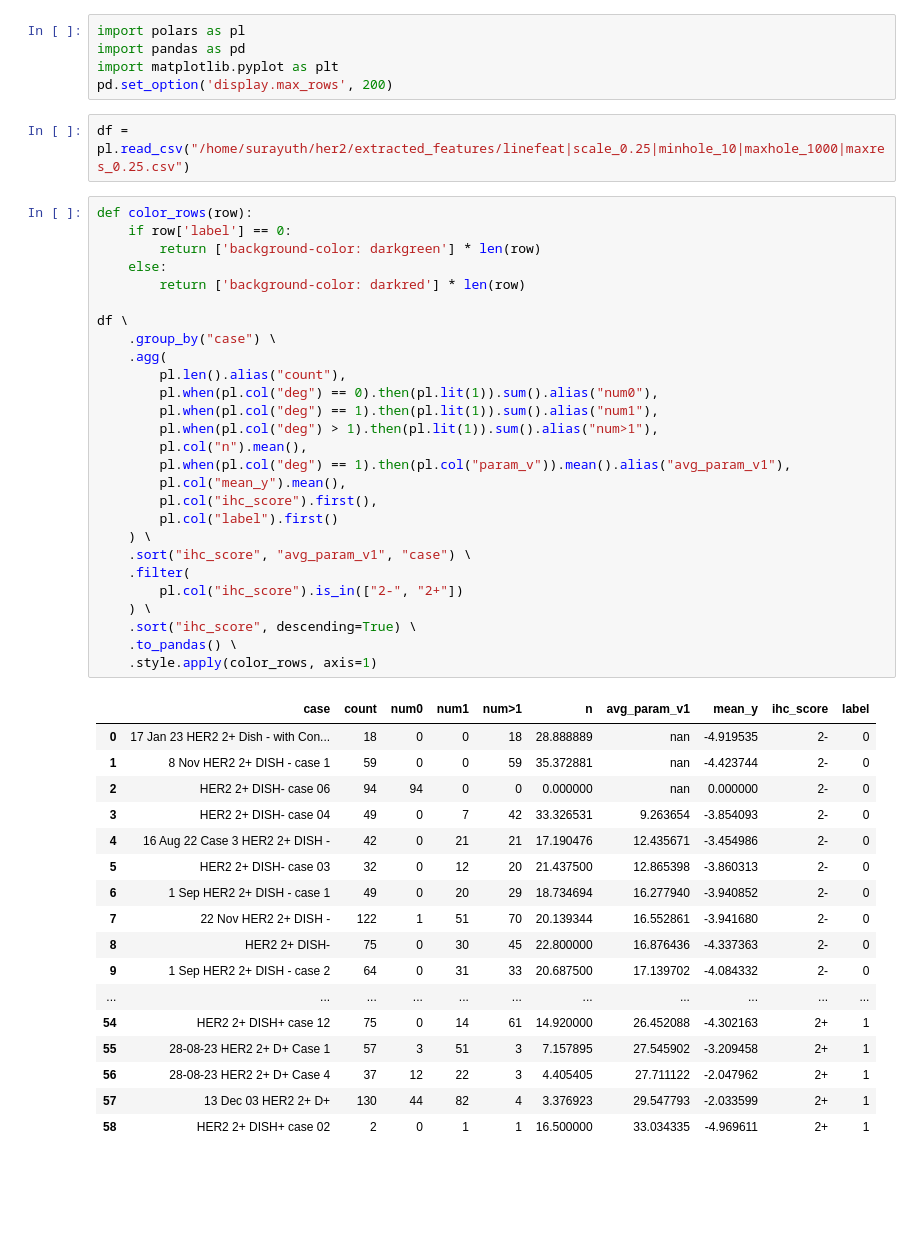
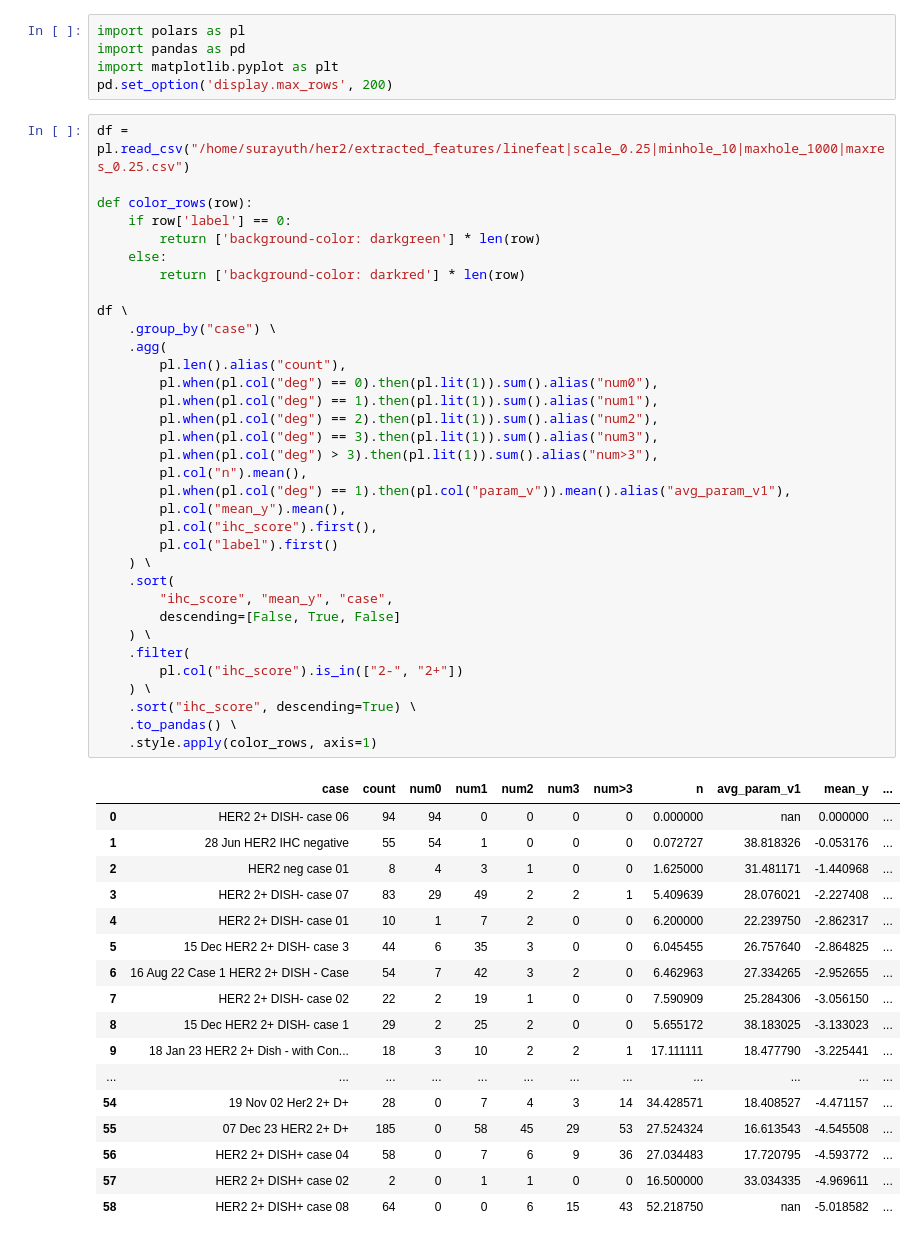
Before and after one commit to Surayuth/her2ml, a Jupyter notebook: notebooks/analysis.ipynb, the cells around one changed output. Saved outputs shown, nothing was run; the diff lists cells and outputs as text; blank space fills up the shorter version.

```diff
--- a/notebooks/analysis.ipynb
+++ b/notebooks/analysis.ipynb
@@ -3,50 +3,55 @@ import polars as pl
 import pandas as pd
 import matplotlib.pyplot as plt
 pd.set_option('display.max_rows', 200)
-# %%
-df = pl.read_csv("/home/surayuth/her2/extracted_features/linefeat|scale_0.25|minhole_10|maxhole_1000|maxres_0.25.csv")
 # %%
+df = pl.read_csv("/home/surayuth/her2/extracted_features/linefeat|scale_0.25|minhole_10|maxhole_1000|maxres_0.25.csv")
+
 def color_rows(row):
     if row['label'] == 0:
         return ['background-color: darkgreen'] * len(row)
     else:
         return ['background-color: darkred'] * len(row)
 
 df \
     .group_by("case") \
     .agg(
         pl.len().alias("count"),
         pl.when(pl.col("deg") == 0).then(pl.lit(1)).sum().alias("num0"),
         pl.when(pl.col("deg") == 1).then(pl.lit(1)).sum().alias("num1"),
-        pl.when(pl.col("deg") > 1).then(pl.lit(1)).sum().alias("num>1"),
+        pl.when(pl.col("deg") == 2).then(pl.lit(1)).sum().alias("num2"),
+        pl.when(pl.col("deg") == 3).then(pl.lit(1)).sum().alias("num3"),
+        pl.when(pl.col("deg") > 3).then(pl.lit(1)).sum().alias("num>3"),
         pl.col("n").mean(),
         pl.when(pl.col("deg") == 1).then(pl.col("param_v")).mean().alias("avg_param_v1"),
         pl.col("mean_y").mean(),
         pl.col("ihc_score").first(),
         pl.col("label").first()
     ) \
-    .sort("ihc_score", "avg_param_v1", "case") \
+    .sort(
+        "ihc_score", "mean_y", "case",
+        descending=[False, True, False]
+    ) \
     .filter(
         pl.col("ihc_score").is_in(["2-", "2+"])
     ) \
     .sort("ihc_score", descending=True) \
     .to_pandas() \
     .style.apply(color_rows, axis=1)
 # %% [output]
-|  | case | count | num0 | num1 | num>1 | n | avg_param_v1 | mean_y | ihc_score | label |
-| 0 | 17 Jan 23 HER2 2+ Dish - with Con... | 18 | 0 | 0 | 18 | 28.888889 | nan | -4.919535 | 2- | 0 |
-| 1 | 8 Nov HER2 2+ DISH - case 1 | 59 | 0 | 0 | 59 | 35.372881 | nan | -4.423744 | 2- | 0 |
-| 2 | HER2 2+ DISH- case 06 | 94 | 94 | 0 | 0 | 0.000000 | nan | 0.000000 | 2- | 0 |
-| 3 | HER2 2+ DISH- case 04 | 49 | 0 | 7 | 42 | 33.326531 | 9.263654 | -3.854093 | 2- | 0 |
-| 4 | 16 Aug 22 Case 3 HER2 2+ DISH - | 42 | 0 | 21 | 21 | 17.190476 | 12.435671 | -3.454986 | 2- | 0 |
-| 5 | HER2 2+ DISH- case 03 | 32 | 0 | 12 | 20 | 21.437500 | 12.865398 | -3.860313 | 2- | 0 |
-| 6 | 1 Sep HER2 2+ DISH - case 1 | 49 | 0 | 20 | 29 | 18.734694 | 16.277940 | -3.940852 | 2- | 0 |
-| 7 | 22 Nov HER2 2+ DISH - | 122 | 1 | 51 | 70 | 20.139344 | 16.552861 | -3.941680 | 2- | 0 |
-| 8 | HER2 2+ DISH- | 75 | 0 | 30 | 45 | 22.800000 | 16.876436 | -4.337363 | 2- | 0 |
-| 9 | 1 Sep HER2 2+ DISH - case 2 | 64 | 0 | 31 | 33 | 20.687500 | 17.139702 | -4.084332 | 2- | 0 |
-| ... | ... | ... | ... | ... | ... | ... | ... | ... | ... | ... |
-| 54 | HER2 2+ DISH+ case 12 | 75 | 0 | 14 | 61 | 14.920000 | 26.452088 | -4.302163 | 2+ | 1 |
-| 55 | 28-08-23 HER2 2+ D+ Case 1 | 57 | 3 | 51 | 3 | 7.157895 | 27.545902 | -3.209458 | 2+ | 1 |
-| 56 | 28-08-23 HER2 2+ D+ Case 4 | 37 | 12 | 22 | 3 | 4.405405 | 27.711122 | -2.047962 | 2+ | 1 |
-| 57 | 13 Dec 03 HER2 2+ D+ | 130 | 44 | 82 | 4 | 3.376923 | 29.547793 | -2.033599 | 2+ | 1 |
-| 58 | HER2 2+ DISH+ case 02 | 2 | 0 | 1 | 1 | 16.500000 | 33.034335 | -4.969611 | 2+ | 1 |
+|  | case | count | num0 | num1 | num2 | num3 | num>3 | n | avg_param_v1 | mean_y | ... |
+| 0 | HER2 2+ DISH- case 06 | 94 | 94 | 0 | 0 | 0 | 0 | 0.000000 | nan | 0.000000 | ... |
+| 1 | 28 Jun HER2 IHC negative | 55 | 54 | 1 | 0 | 0 | 0 | 0.072727 | 38.818326 | -0.053176 | ... |
+| 2 | HER2 neg case 01 | 8 | 4 | 3 | 1 | 0 | 0 | 1.625000 | 31.481171 | -1.440968 | ... |
+| 3 | HER2 2+ DISH- case 07 | 83 | 29 | 49 | 2 | 2 | 1 | 5.409639 | 28.076021 | -2.227408 | ... |
+| 4 | HER2 2+ DISH- case 01 | 10 | 1 | 7 | 2 | 0 | 0 | 6.200000 | 22.239750 | -2.862317 | ... |
+| 5 | 15 Dec HER2 2+ DISH- case 3 | 44 | 6 | 35 | 3 | 0 | 0 | 6.045455 | 26.757640 | -2.864825 | ... |
+| 6 | 16 Aug 22 Case 1 HER2 2+ DISH - Case | 54 | 7 | 42 | 3 | 2 | 0 | 6.462963 | 27.334265 | -2.952655 | ... |
+| 7 | HER2 2+ DISH- case 02 | 22 | 2 | 19 | 1 | 0 | 0 | 7.590909 | 25.284306 | -3.056150 | ... |
+| 8 | 15 Dec HER2 2+ DISH- case 1 | 29 | 2 | 25 | 2 | 0 | 0 | 5.655172 | 38.183025 | -3.133023 | ... |
+| 9 | 18 Jan 23 HER2 2+ Dish - with Con... | 18 | 3 | 10 | 2 | 2 | 1 | 17.111111 | 18.477790 | -3.225441 | ... |
+| ... | ... | ... | ... | ... | ... | ... | ... | ... | ... | ... | ... |
+| 54 | 19 Nov 02 Her2 2+ D+ | 28 | 0 | 7 | 4 | 3 | 14 | 34.428571 | 18.408527 | -4.471157 | ... |
+| 55 | 07 Dec 23 HER2 2+ D+ | 185 | 0 | 58 | 45 | 29 | 53 | 27.524324 | 16.613543 | -4.545508 | ... |
+| 56 | HER2 2+ DISH+ case 04 | 58 | 0 | 7 | 6 | 9 | 36 | 27.034483 | 17.720795 | -4.593772 | ... |
+| 57 | HER2 2+ DISH+ case 02 | 2 | 0 | 1 | 1 | 0 | 0 | 16.500000 | 33.034335 | -4.969611 | ... |
+| 58 | HER2 2+ DISH+ case 08 | 64 | 0 | 0 | 6 | 15 | 43 | 52.218750 | nan | -5.018582 | ... |
```
Also changed, not shown: parts of 4 cells of this notebook, 2 other files.
